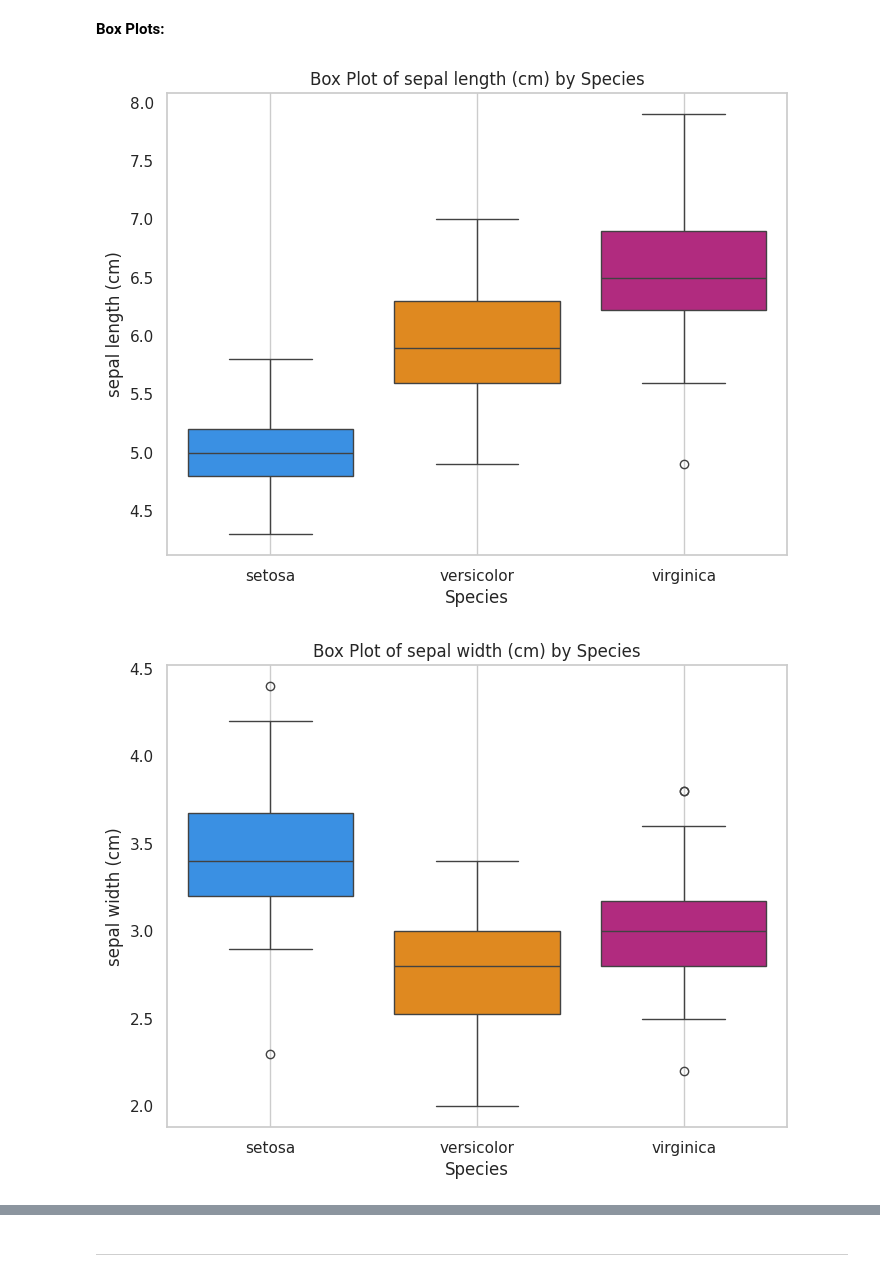
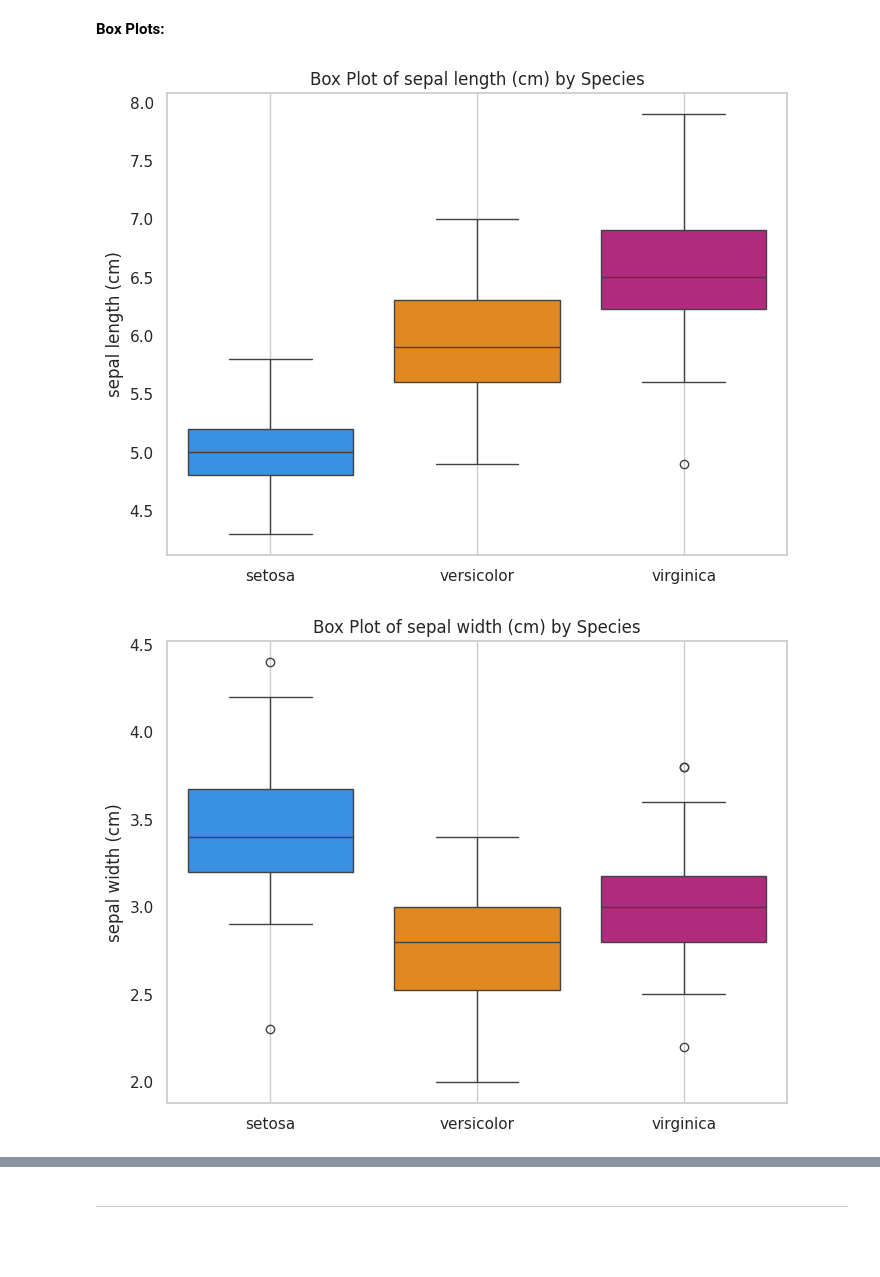
Before and after one commit to elainecazetta/pands-project, a Jupyter notebook: analysis.ipynb, the cells around one changed output, grey strips where cells are left out. Drawn from its saved outputs; the diff is of its cells as text; code cells hidden in the pictures; blank space fills up the shorter version.

Commit message:
removed x axis label for better visualization

```diff
--- a/analysis.ipynb
+++ b/analysis.ipynb
@@ -375,27 +375,27 @@ plt.show() # Display the plot
 # %%
 # Set the visual style
 sns.set(style="whitegrid")
 
 # Features to plot
 features = ['sepal length (cm)', 'sepal width (cm)',
             'petal length (cm)', 'petal width (cm)']
 
 # Loop through each feature
 for feature in features:
     plt.figure(figsize=(8, 6))  # Create a new figure
     # Create boxplot for the current feature grouped by species
     sns.boxplot(x='species', y=feature, data=df,
                 hue='species', legend=False,
                 palette={'setosa': 'dodgerblue',
                          'versicolor': 'darkorange',
                          'virginica': 'mediumvioletred'})
 
     # Add title and axis labels
     plt.title(f'Box Plot of {feature} by Species')
-    plt.xlabel('Species')
+    plt.xlabel('') # this removes the x axis label
     plt.ylabel(feature)
     plt.grid()
     plt.show()
 # %% [output]
-[figure, old version]
+[figure, new version]
-[figure, old version]
+[figure, new version]
```
Also changed, not shown: parts of 1 cell of this notebook.
